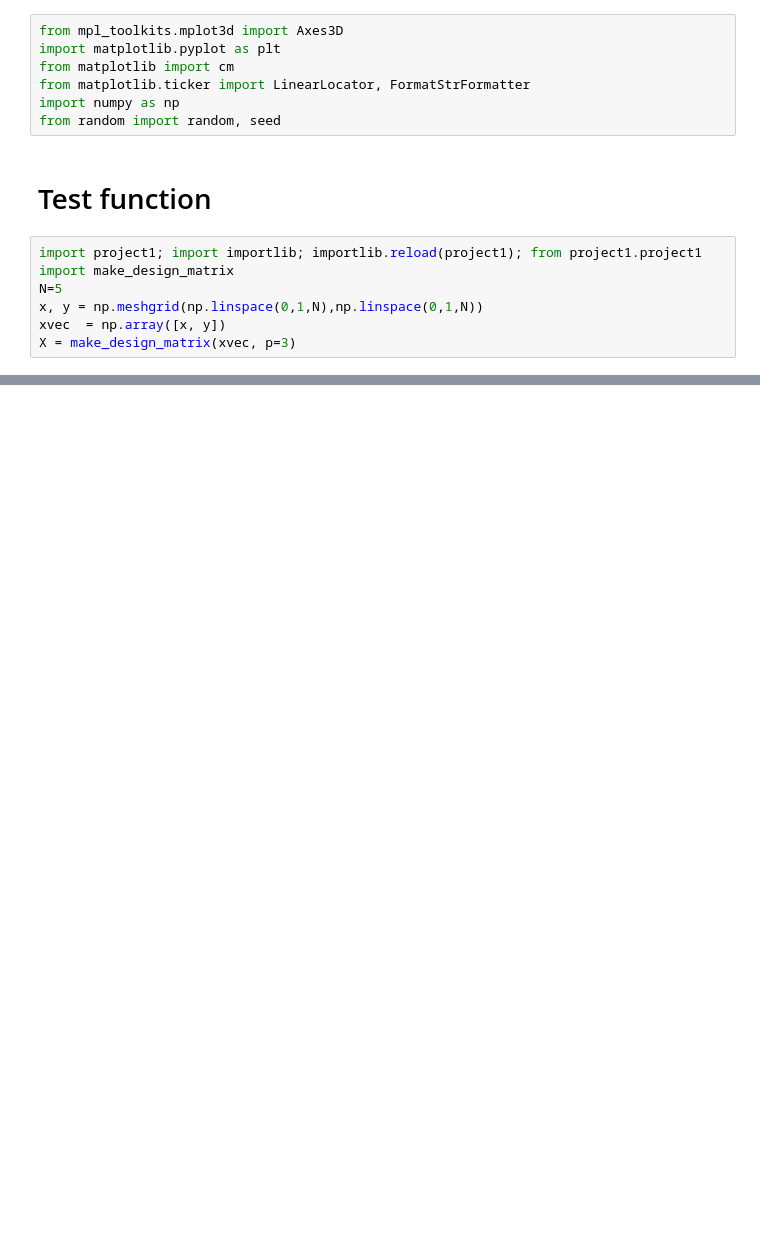
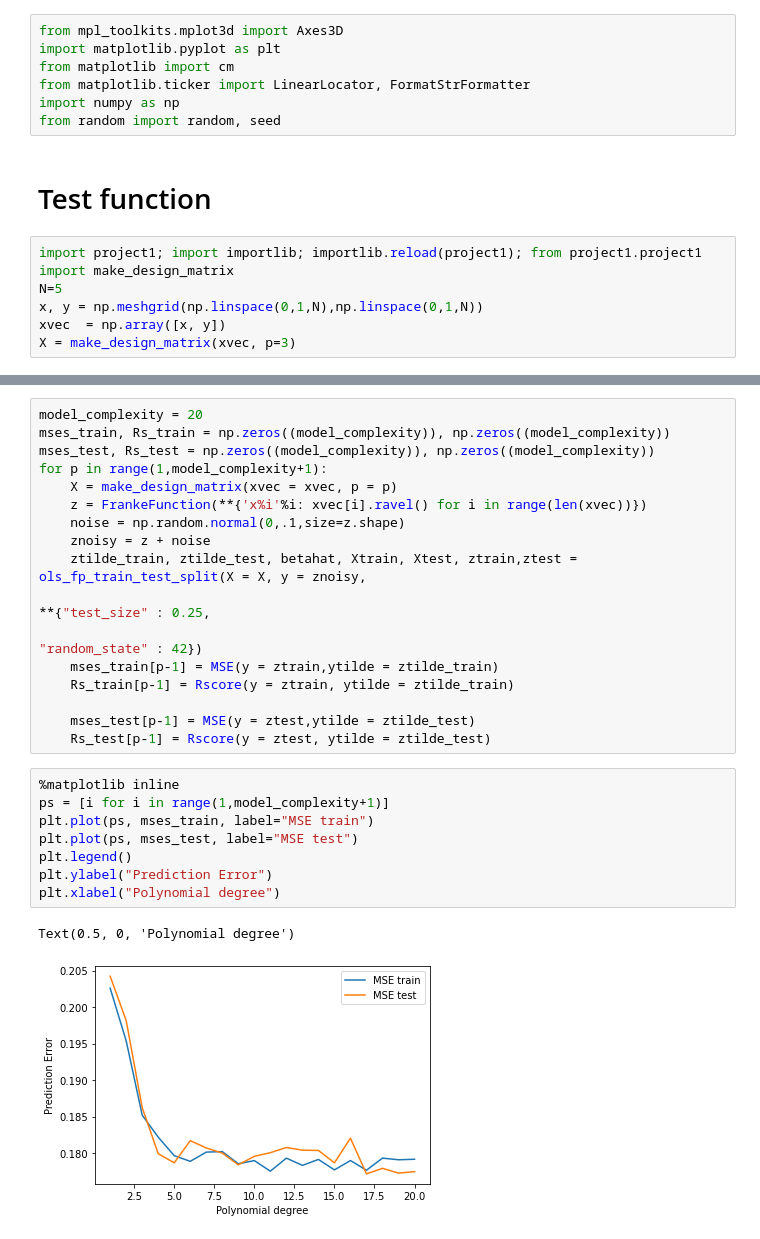
Before and after one commit to johanage/ada_ml_project1, a Jupyter notebook: Project1.ipynb, the cells around one changed output, grey strips where cells are left out. Cells and saved outputs as stored; diff of their text form; blank space fills up the shorter version.

```diff
--- a/Project1.ipynb
+++ b/Project1.ipynb
@@ -131,0 +229,28 @@ ax.plot_surface(x,y,z, cmap=cm.coolwarm)
+# %%
+model_complexity = 20
+mses_train, Rs_train = np.zeros((model_complexity)), np.zeros((model_complexity))
+mses_test, Rs_test = np.zeros((model_complexity)), np.zeros((model_complexity))
+for p in range(1,model_complexity+1):
+    X = make_design_matrix(xvec = xvec, p = p)
+    z = FrankeFunction(**{'x%i'%i: xvec[i].ravel() for i in range(len(xvec))})
+    noise = np.random.normal(0,.1,size=z.shape)
+    znoisy = z + noise
+    ztilde_train, ztilde_test, betahat, Xtrain, Xtest, ztrain,ztest = ols_fp_train_test_split(X = X, y = znoisy,
+                                                                                              **{"test_size" : 0.25,
+                                                                                                "random_state" : 42})
+    mses_train[p-1] = MSE(y = ztrain,ytilde = ztilde_train)
+    Rs_train[p-1] = Rscore(y = ztrain, ytilde = ztilde_train)
+
+    mses_test[p-1] = MSE(y = ztest,ytilde = ztilde_test)
+    Rs_test[p-1] = Rscore(y = ztest, ytilde = ztilde_test)
+# %%
+%matplotlib inline
+ps = [i for i in range(1,model_complexity+1)]
+plt.plot(ps, mses_train, label="MSE train")
+plt.plot(ps, mses_test, label="MSE test")
+plt.legend()
+plt.ylabel("Prediction Error")
+plt.xlabel("Polynomial degree")
+# %% [output]
+Text(0.5, 0, 'Polynomial degree')
+[figure, added]
```
Also changed, not shown: parts of 15 cells of this notebook, 1 other file.
